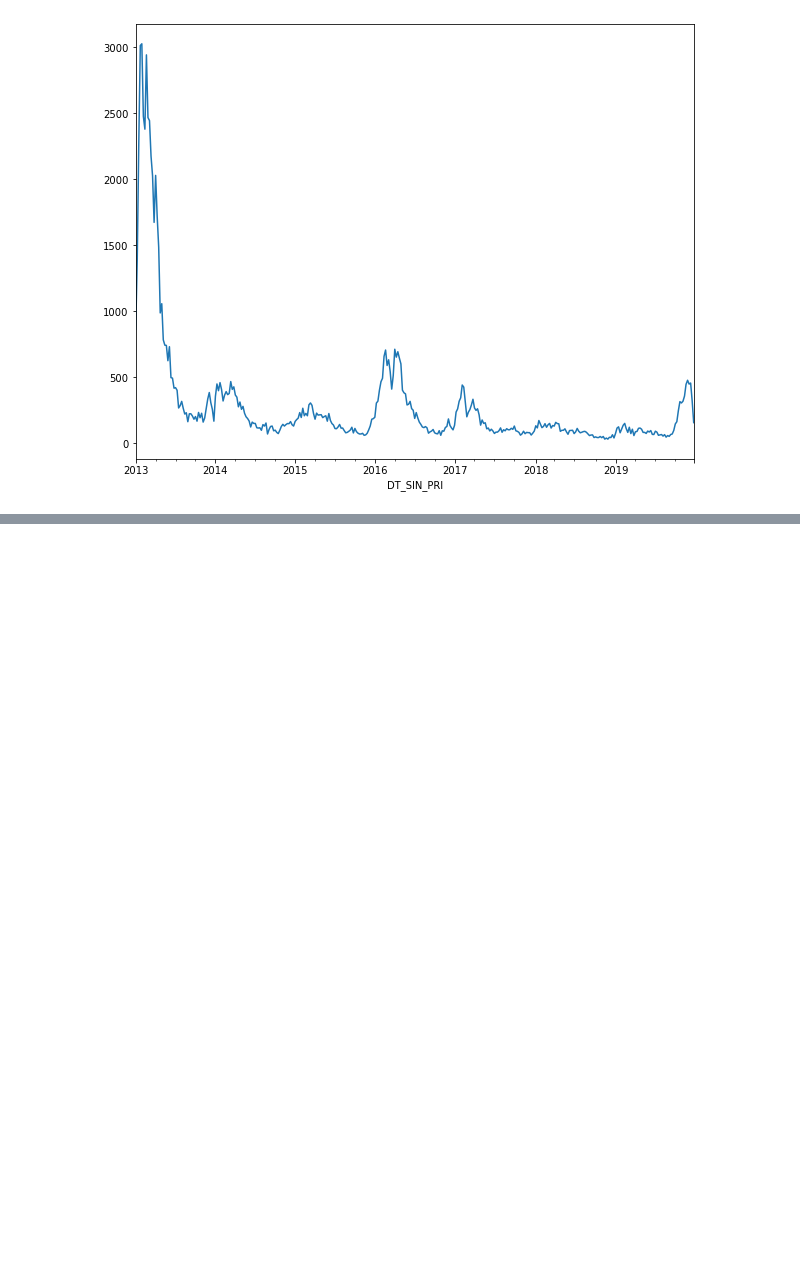
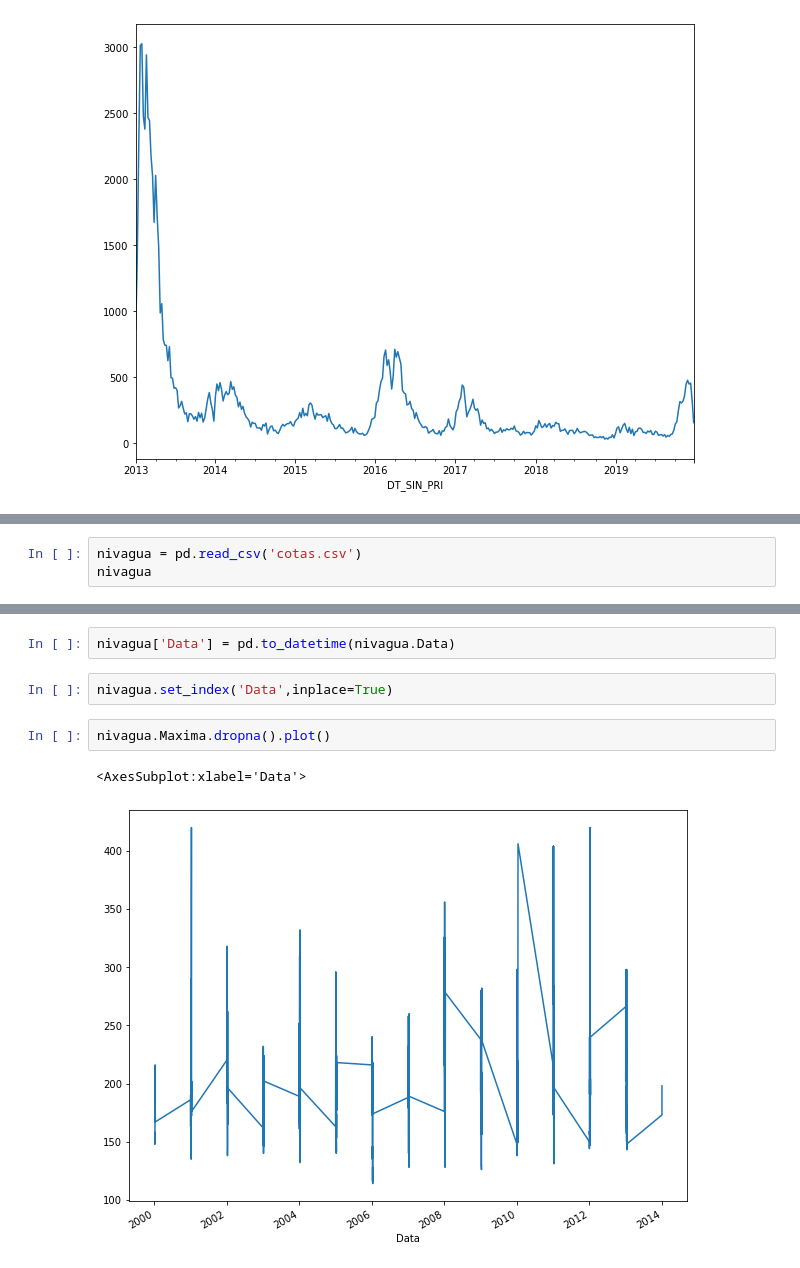
Before and after one commit to fccoelho/sistemas_dinamicos_aplicados, a Jupyter notebook: Sage/Causality in Dynamical Sysytems- Application.ipynb, the cells around one changed output, grey strips where cells are left out. Saved outputs shown, nothing was run; the diff lists cells and outputs as text; blank space fills up the shorter version.

```diff
--- a/Sage/Causality in Dynamical Sysytems- Application.ipynb
+++ b/Sage/Causality in Dynamical Sysytems- Application.ipynb
@@ -305,0 +372,3 @@ pylab.legend();
+# %%
+nivagua = pd.read_csv('cotas.csv')
+nivagua
@@ -305,0 +389,9 @@ pylab.legend();
+# %%
+nivagua['Data'] = pd.to_datetime(nivagua.Data)
+# %%
+nivagua.set_index('Data',inplace=True)
+# %%
+nivagua.Maxima.dropna().plot()
+# %% [output]
+<AxesSubplot:xlabel='Data'>
+[figure, added]
```
Also changed, not shown: parts of 47 cells of this notebook.
